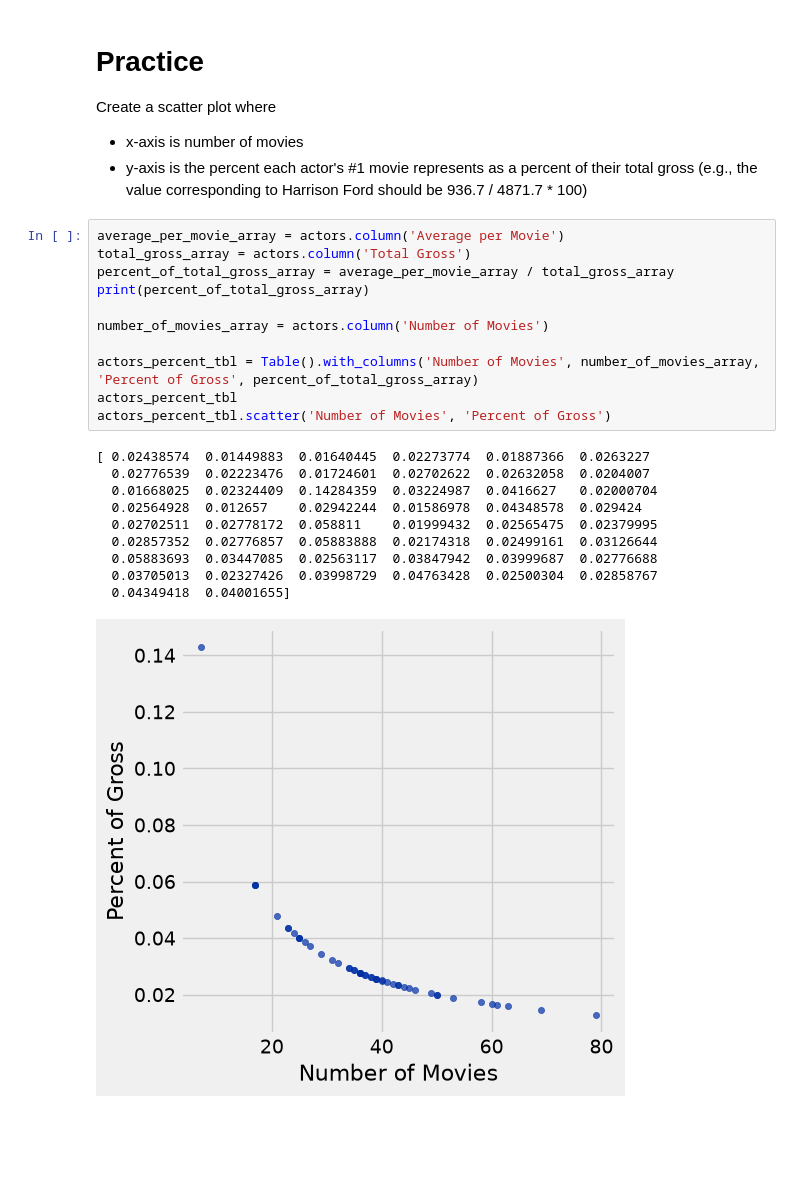
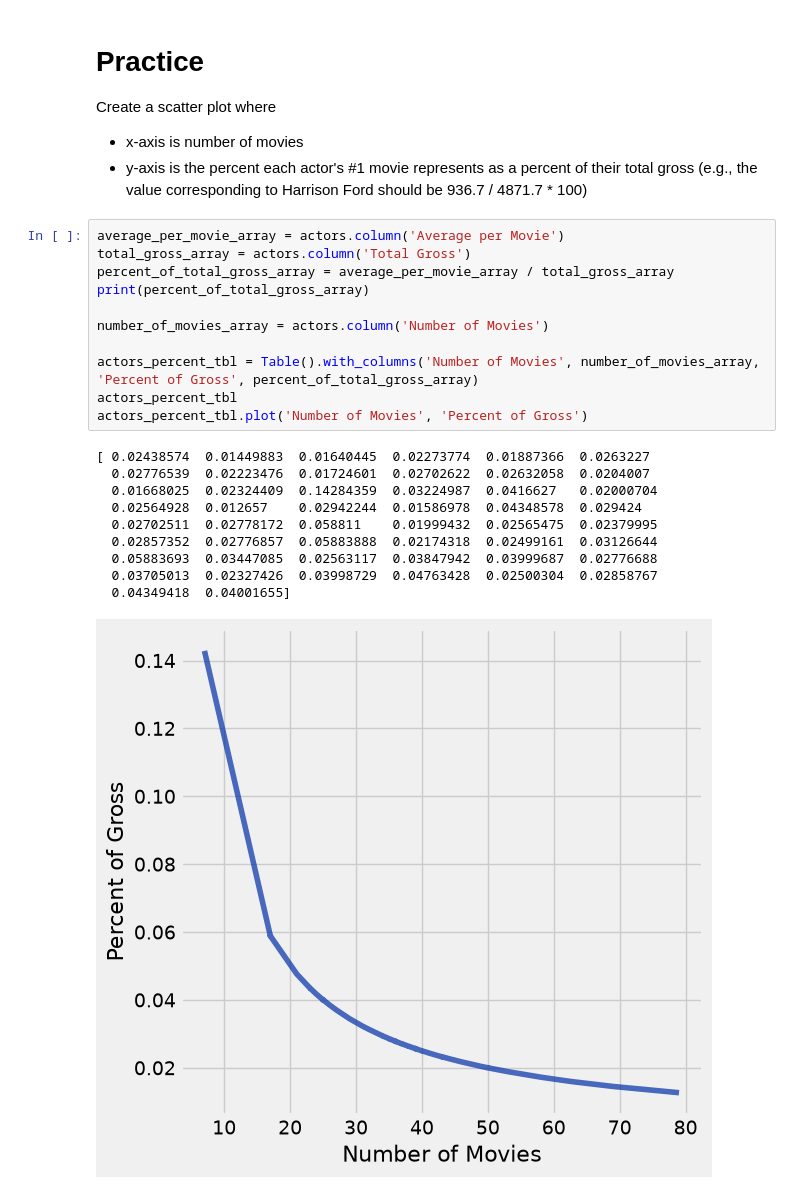
Before and after one commit to cblack-3/cblack-DA-Fall-Intro, a Jupyter notebook: Demo 05 - Line and Scatter Plots/visualizations.ipynb, the cells around one changed output. Cells and saved outputs as stored; diff of their text form; blank space fills up the shorter version.

```diff
--- a/Demo 05 - Line and Scatter Plots/visualizations.ipynb
+++ b/Demo 05 - Line and Scatter Plots/visualizations.ipynb
@@ -217,22 +217,22 @@ Create a scatter plot where
 # %%
 average_per_movie_array = actors.column('Average per Movie')
 total_gross_array = actors.column('Total Gross')
 percent_of_total_gross_array = average_per_movie_array / total_gross_array
 print(percent_of_total_gross_array)
 
 number_of_movies_array = actors.column('Number of Movies')
 
 actors_percent_tbl = Table().with_columns('Number of Movies', number_of_movies_array, 'Percent of Gross', percent_of_total_gross_array)
 actors_percent_tbl
-actors_percent_tbl.scatter('Number of Movies', 'Percent of Gross')
+actors_percent_tbl.plot('Number of Movies', 'Percent of Gross')
 # %% [output]
 [ 0.02438574  0.01449883  0.01640445  0.02273774  0.01887366  0.0263227
   0.02776539  0.02223476  0.01724601  0.02702622  0.02632058  0.0204007
   0.01668025  0.02324409  0.14284359  0.03224987  0.0416627   0.02000704
   0.02564928  0.012657    0.02942244  0.01586978  0.04348578  0.029424
   0.02702511  0.02778172  0.058811    0.01999432  0.02565475  0.02379995
   0.02857352  0.02776857  0.05883888  0.02174318  0.02499161  0.03126644
   0.05883693  0.03447085  0.02563117  0.03847942  0.03999687  0.02776688
   0.03705013  0.02327426  0.03998729  0.04763428  0.02500304  0.02858767
   0.04349418  0.04001655]
-[figure, old version]
+[figure, new version]
```
Also changed, not shown: 2 other files.
